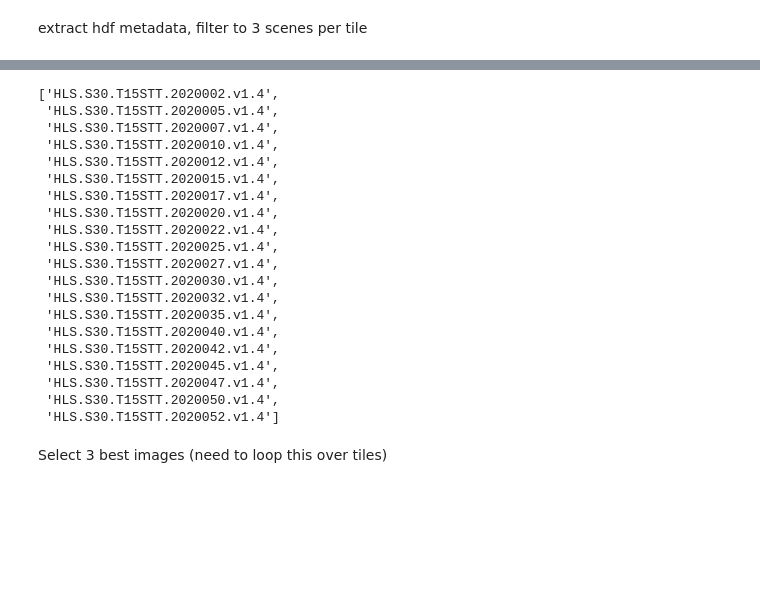
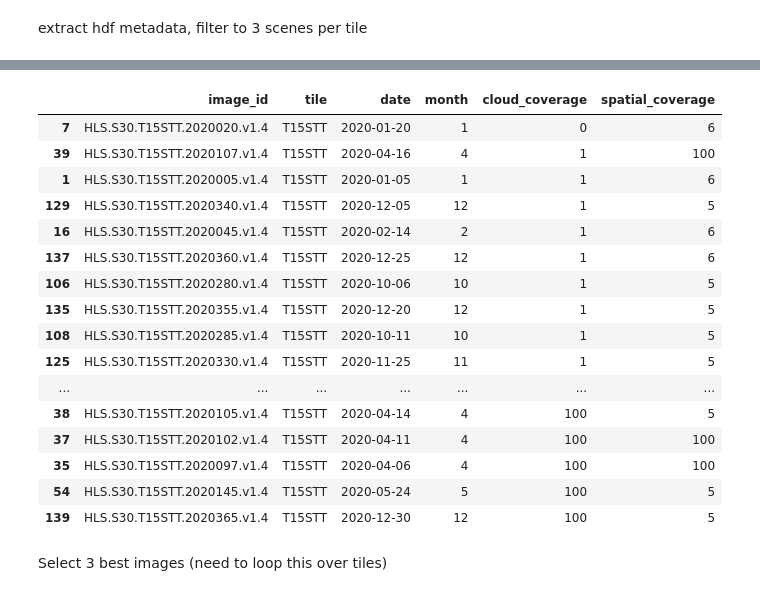
Before and after one commit to ClarkCGA/multi-temporal-crop-classification-training-data, a Jupyter notebook: workflow.ipynb, the cells around one changed output, grey strips where cells are left out. Drawn from its saved outputs; the diff is of its cells as text; code cells hidden in the pictures; blank space fills up the shorter version.

```diff
--- a/workflow.ipynb
+++ b/workflow.ipynb
@@ -166,26 +132,23 @@ gdalinfo HDF4_EOS:EOS_GRID:"/data/hdf/HLS.S30.T15STT.2020052.v1.4.hdf":Grid:QA
-# %%
-image_index.image_id.tolist()
-# %% [output]
-['HLS.S30.T15STT.2020002.v1.4',
- 'HLS.S30.T15STT.2020005.v1.4',
- 'HLS.S30.T15STT.2020007.v1.4',
- 'HLS.S30.T15STT.2020010.v1.4',
- 'HLS.S30.T15STT.2020012.v1.4',
- 'HLS.S30.T15STT.2020015.v1.4',
- 'HLS.S30.T15STT.2020017.v1.4',
- 'HLS.S30.T15STT.2020020.v1.4',
- 'HLS.S30.T15STT.2020022.v1.4',
- 'HLS.S30.T15STT.2020025.v1.4',
- 'HLS.S30.T15STT.2020027.v1.4',
- 'HLS.S30.T15STT.2020030.v1.4',
- 'HLS.S30.T15STT.2020032.v1.4',
- 'HLS.S30.T15STT.2020035.v1.4',
- 'HLS.S30.T15STT.2020040.v1.4',
- 'HLS.S30.T15STT.2020042.v1.4',
- 'HLS.S30.T15STT.2020045.v1.4',
- 'HLS.S30.T15STT.2020047.v1.4',
- 'HLS.S30.T15STT.2020050.v1.4',
- 'HLS.S30.T15STT.2020052.v1.4']
+# %%
+image_index.sort_values(['cloud_coverage']).head(300)
+# %% [output]
+|  | image_id | tile | date | month | cloud_coverage | spatial_coverage |
+| 7 | HLS.S30.T15STT.2020020.v1.4 | T15STT | 2020-01-20 | 1 | 0 | 6 |
+| 39 | HLS.S30.T15STT.2020107.v1.4 | T15STT | 2020-04-16 | 4 | 1 | 100 |
+| 1 | HLS.S30.T15STT.2020005.v1.4 | T15STT | 2020-01-05 | 1 | 1 | 6 |
+| 129 | HLS.S30.T15STT.2020340.v1.4 | T15STT | 2020-12-05 | 12 | 1 | 5 |
+| 16 | HLS.S30.T15STT.2020045.v1.4 | T15STT | 2020-02-14 | 2 | 1 | 6 |
+| 137 | HLS.S30.T15STT.2020360.v1.4 | T15STT | 2020-12-25 | 12 | 1 | 6 |
+| 106 | HLS.S30.T15STT.2020280.v1.4 | T15STT | 2020-10-06 | 10 | 1 | 5 |
+| 135 | HLS.S30.T15STT.2020355.v1.4 | T15STT | 2020-12-20 | 12 | 1 | 5 |
+| 108 | HLS.S30.T15STT.2020285.v1.4 | T15STT | 2020-10-11 | 10 | 1 | 5 |
+| 125 | HLS.S30.T15STT.2020330.v1.4 | T15STT | 2020-11-25 | 11 | 1 | 5 |
+| ... | ... | ... | ... | ... | ... | ... |
+| 38 | HLS.S30.T15STT.2020105.v1.4 | T15STT | 2020-04-14 | 4 | 100 | 5 |
+| 37 | HLS.S30.T15STT.2020102.v1.4 | T15STT | 2020-04-11 | 4 | 100 | 100 |
+| 35 | HLS.S30.T15STT.2020097.v1.4 | T15STT | 2020-04-06 | 4 | 100 | 100 |
+| 54 | HLS.S30.T15STT.2020145.v1.4 | T15STT | 2020-05-24 | 5 | 100 | 5 |
+| 139 | HLS.S30.T15STT.2020365.v1.4 | T15STT | 2020-12-30 | 12 | 100 | 5 |
 # %% [markdown]
 Select 3 best images (need to loop this over tiles)
 # %%
```
Also changed, not shown: parts of 12 cells of this notebook.
